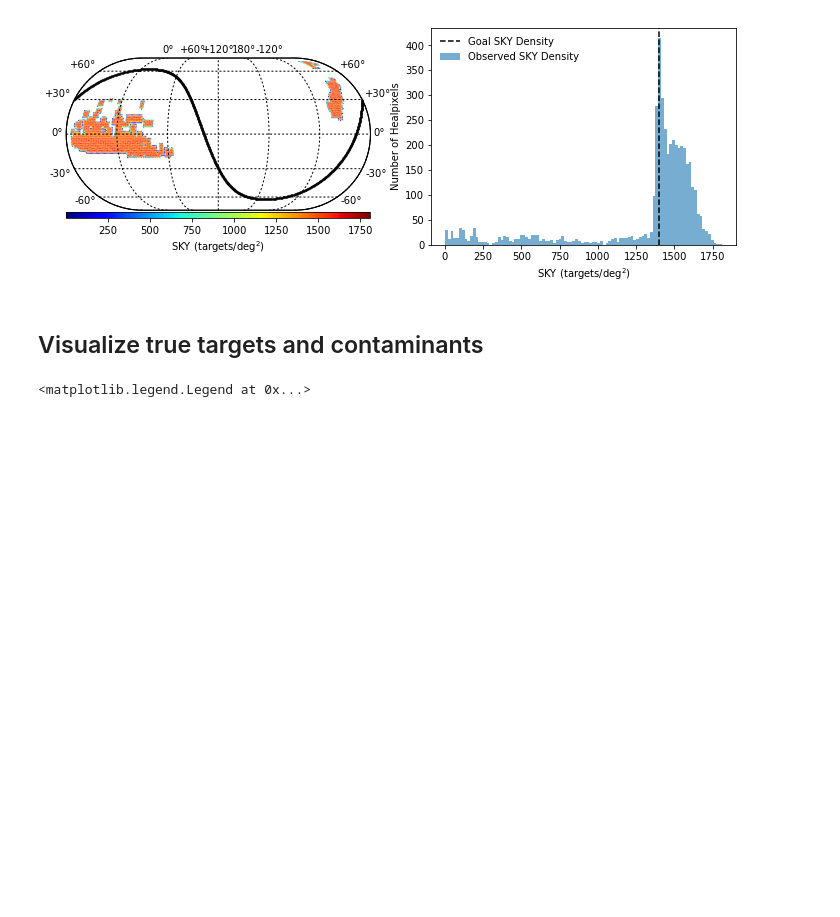
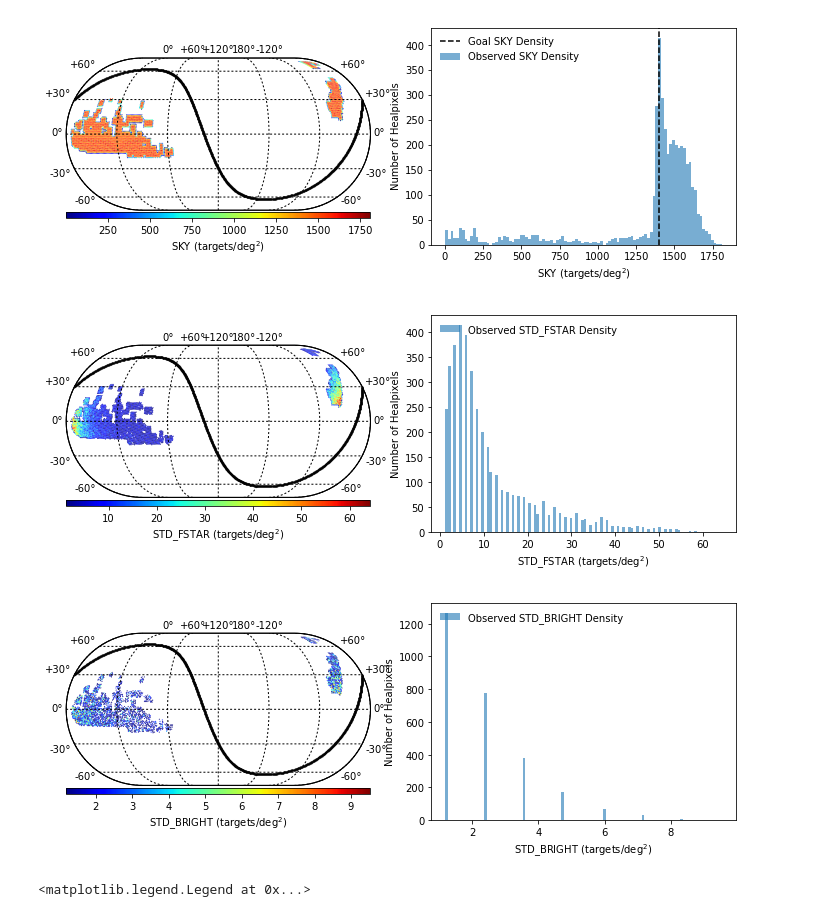
Before and after one commit to desihub/desitarget, a Jupyter notebook: doc/nb/twopercent-sprint-qa.ipynb, the cells around one changed output. Cells and saved outputs as stored; diff of their text form; code cells hidden in the pictures; blank space fills up the shorter version.

```diff
--- a/doc/nb/twopercent-sprint-qa.ipynb
+++ b/doc/nb/twopercent-sprint-qa.ipynb
@@ -27,6 +27,8 @@ topdir = os.path.join(os.getenv('DESI_ROOT'), 'datachallenge', 'dc17a')
 targfile = os.path.join(topdir, 'targets.fits')
 truthfile = os.path.join(topdir, 'truth.fits')
 skyfile = os.path.join(topdir, 'sky.fits')
+stddarkfile = os.path.join(topdir, 'standards-dark.fits')
+stdbrightfile = os.path.join(topdir, 'standards-bright.fits')
 # %%
 log.info('Reading {}'.format(targfile))
 ff = fitsio.FITS(targfile)
@@ -96,3 +98,8 @@ INFO:<ipython-input-9-3e3f33b7ca22>:1:<module>: Reading /Users/ioannis/research/
     DECAM_DEPTH         f4  array[6]
     DECAM_GALDEPTH      f4  array[6]
     EBV                 f4
+# %%
+log.info('Reading {}'.format(stddarkfile))
+ff = fitsio.FITS(stddarkfile)
+print(ff[1])
+stddark = ff[1].read(upper=True)
@@ -98,0 +124,5 @@ INFO:<ipython-input-9-3e3f33b7ca22>:1:<module>: Reading /Users/ioannis/research/
+# %%
+log.info('Reading {}'.format(stdbrightfile))
+ff = fitsio.FITS(stdbrightfile)
+print(ff[1])
+stdbright = ff[1].read(upper=True)
@@ -105,6 +153,7 @@ def qadensity(cat, objtype, targdens=None, max_bin_area=1.0):
         fig, ax = plt.subplots(1, 2, figsize=(12, 4))
     else:
         fig, ax = plt.subplots(1)
+    ax = np.atleast_1d(ax)
 
     with warnings.catch_warnings():
         warnings.simplefilter('ignore')
@@ -158,7 +209,12 @@ qadensity(sky[these], obj, targdens)
 # %% [output]
 [figure]
-# %% [markdown]
-## Visualize true targets and contaminants
+# %%
+for cat, obj in zip( (stddark, stdbright), ('STD_FSTAR', 'STD_BRIGHT') ):
+    these = np.where((cat['DESI_TARGET'] & desi_mask.mask(obj)) != 0)[0]
+    qadensity(cat[these], obj, targdens)
+# %% [output]
+[figure, added]
+[figure, added]
 # %%
 def healpix_density(data):
     """Determine the target density given an input catalog using code
```
Also changed, not shown: parts of 3 cells of this notebook.
